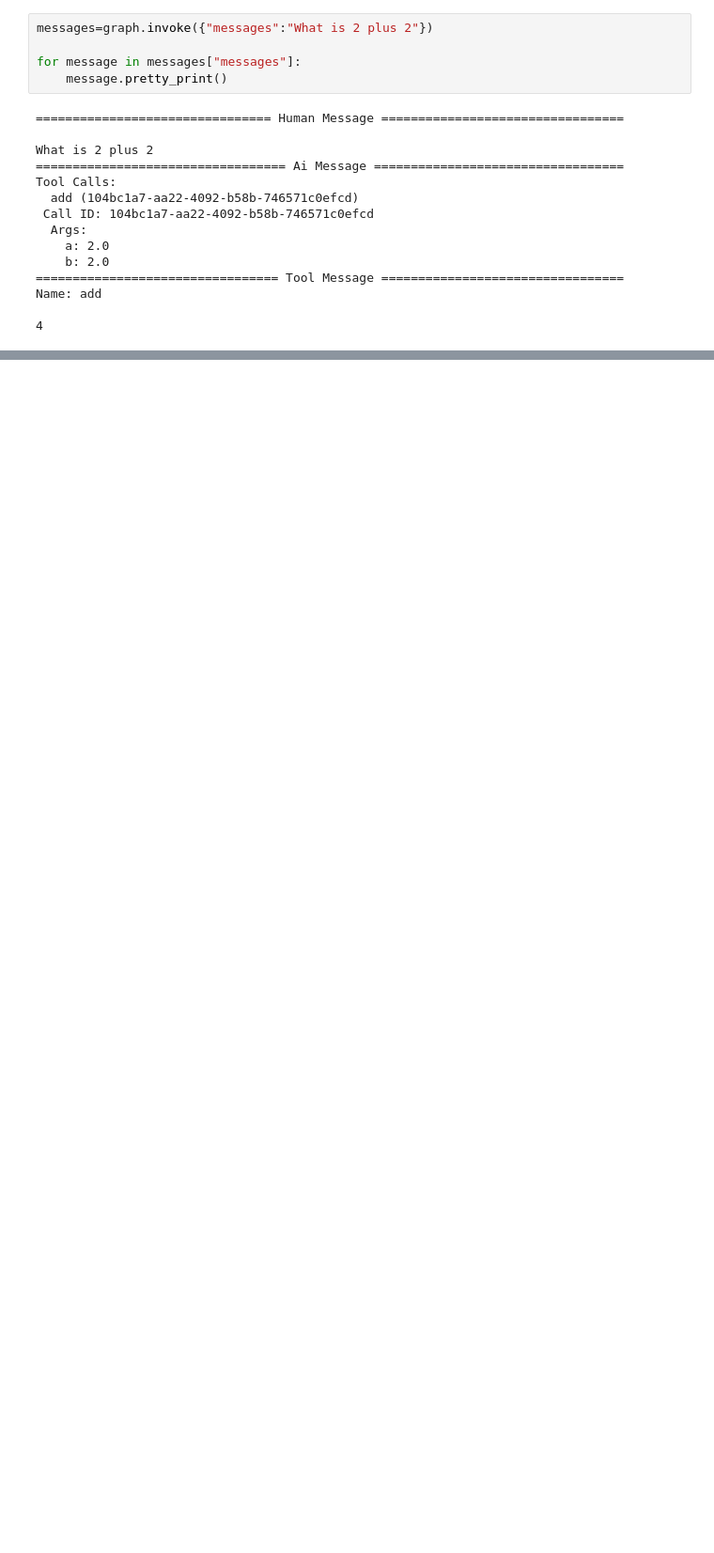
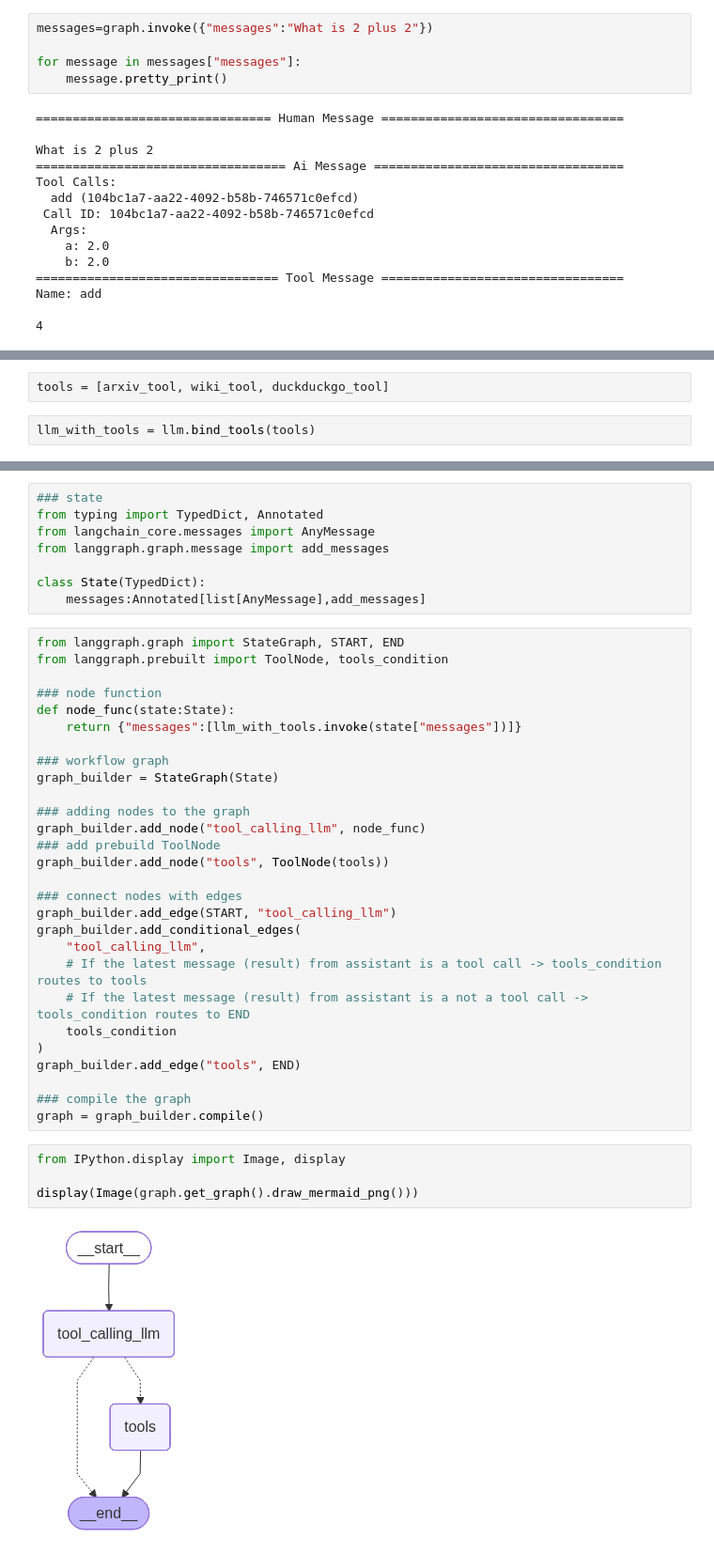
Before and after one commit to AndrewChan168/Deep-Learning-Journey, a Jupyter notebook: Large-Language-Models/LLM-Application-Frameworks/Langchain/agents/by-LangGraph/04-WorkflowWithTools.ipynb, the cells around one changed output, grey strips where cells are left out. Shown at 94% size. Saved outputs shown, nothing was run; the diff lists cells and outputs as text; blank space fills up the shorter version.

Commit message:
added multiple tools vesion

```diff
--- a/Large-Language-Models/LLM-Application-Frameworks/Langchain/agents/by-LangGraph/04-WorkflowWithTools.ipynb
+++ b/Large-Language-Models/LLM-Application-Frameworks/Langchain/agents/by-LangGraph/04-WorkflowWithTools.ipynb
@@ -201,0 +249,4 @@ Name: add
+# %%
+tools = [arxiv_tool, wiki_tool, duckduckgo_tool]
+# %%
+llm_with_tools = llm.bind_tools(tools)
@@ -201,0 +255,42 @@ Name: add
+# %%
+### state
+from typing import TypedDict, Annotated
+from langchain_core.messages import AnyMessage
+from langgraph.graph.message import add_messages
+
+class State(TypedDict):
+    messages:Annotated[list[AnyMessage],add_messages]
+# %%
+from langgraph.graph import StateGraph, START, END
+from langgraph.prebuilt import ToolNode, tools_condition
+
+### node function
+def node_func(state:State):
+    return {"messages":[llm_with_tools.invoke(state["messages"])]}
+
+### workflow graph
+graph_builder = StateGraph(State)
+
+### adding nodes to the graph
+graph_builder.add_node("tool_calling_llm", node_func)
+### add prebuild ToolNode
+graph_builder.add_node("tools", ToolNode(tools))
+
+### connect nodes with edges
+graph_builder.add_edge(START, "tool_calling_llm")
+graph_builder.add_conditional_edges(
+    "tool_calling_llm",
+    # If the latest message (result) from assistant is a tool call -> tools_condition routes to tools
+    # If the latest message (result) from assistant is a not a tool call -> tools_condition routes to END
+    tools_condition
+)
+graph_builder.add_edge("tools", END)
+
+### compile the graph
+graph = graph_builder.compile()
+# %%
+from IPython.display import Image, display
+
+display(Image(graph.get_graph().draw_mermaid_png()))
+# %% [output]
+[figure, added]
```
Also changed, not shown: parts of 20 cells of this notebook.
